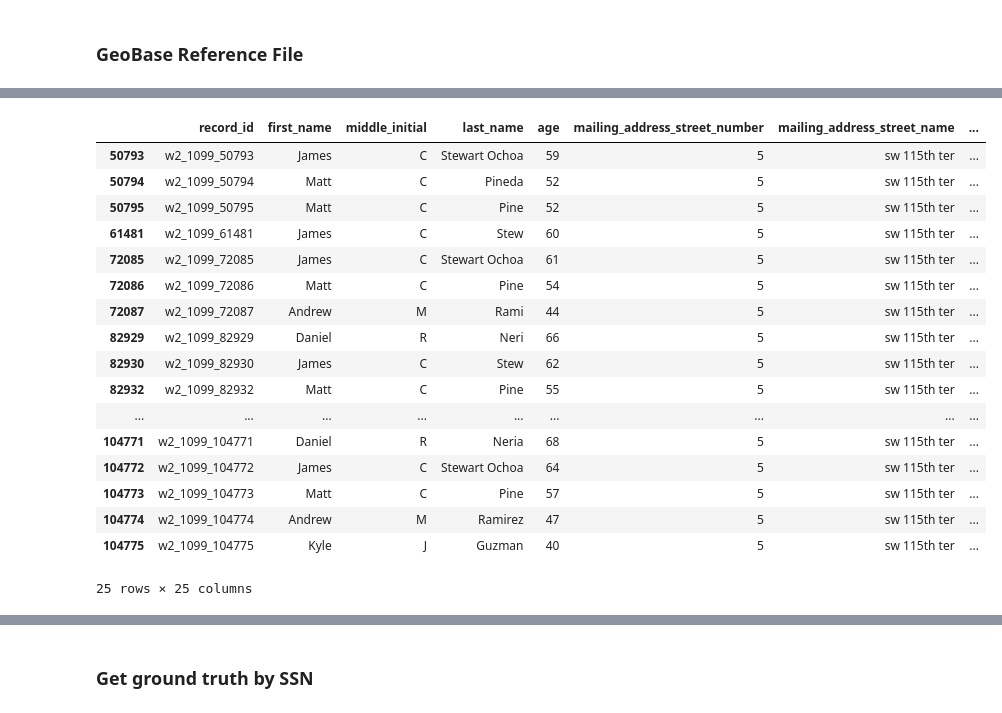
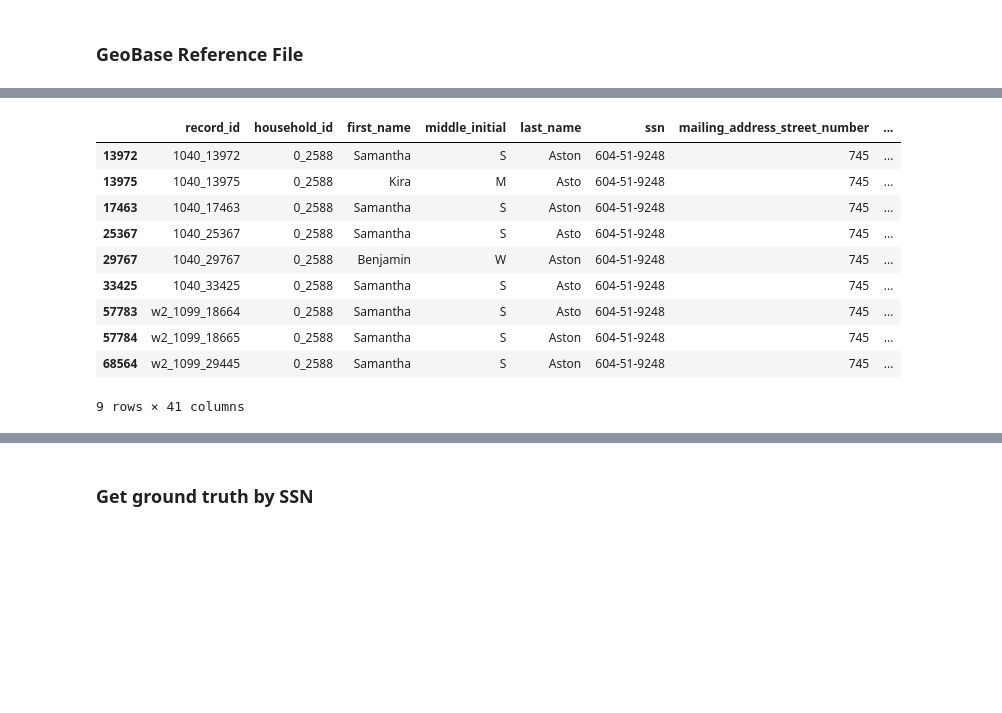
Before and after one commit to ihmeuw/person_linkage_case_study, a Jupyter notebook: linkage/pvs_like_case_study/generate_simulated_data/generate_simulated_data_small_sample.ipynb, the cells around one changed output, grey strips where cells are left out. Drawn from its saved outputs; the diff is of its cells as text; code cells hidden in the pictures; blank space fills up the shorter version.

```diff
--- a/linkage/pvs_like_case_study/generate_simulated_data/generate_simulated_data_small_sample.ipynb
+++ b/linkage/pvs_like_case_study/generate_simulated_data/generate_simulated_data_small_sample.ipynb
@@ -368,7 +343,7 @@ census_2030['age'] = age_fixed
 # %%
 source_record_ground_truth = pd.concat([
     ssa_numident_ground_truth,
-    w2_1099_ground_truth,
+    taxes_ground_truth,
     census_2030_ground_truth,
 ])
 source_record_ground_truth
@@ -482,7 +457,7 @@ Wagner and Layne, p. 9:
 >  All variants of name information for each SSN are retained in the Alternate Name
 Numident file...
 # %%
-alternate_name_numident = dedupe_preserving_source_records(ssa_numident, ['ssn', 'first_name', 'middle_initial', 'last_name'])
+alternate_name_numident = dedupe_preserving_source_records(ssa_numident, ['ssn', 'first_name', 'middle_name', 'last_name'])
 alternate_name_numident = add_unique_record_id(alternate_name_numident, 'alternate_name_numident')
 alternate_name_numident
 # %% [output]
@@ -698,7 +670,7 @@ We may decide to *only* use 1040s for this purpose.
 # Analogous to the process of getting alternate names and dates of birth
 # from SSA, we retain all versions of the name from taxes.
 name_for_itins = dedupe_preserving_source_records(
-    w2_1099[w2_1099.ssn.notnull() & w2_1099.ssn.str.startswith('9')],
+    taxes_1040[taxes_1040.ssn.notnull() & taxes_1040.ssn.str.startswith('9')],
     ['ssn', 'first_name', 'middle_initial', 'last_name'],
 )
 name_for_itins
@@ -802,7 +774,7 @@ I haven't been able to find out more about what kind of "subset" the geokey is.
 It is unclear to me why geokey is "interesting" since it is just derived from the
 address parts.
 # %%
-address_cols = list(w2_1099.filter(like='mailing_address').columns)
+address_cols = list(taxes.filter(like='mailing_address').columns)
 
 def standardize_address_part(column):
     return (
@@ -821,7 +793,7 @@ def standardize_address_part(column):
     )
 
 addresses_by_ssn = dedupe_preserving_source_records(
-    w2_1099.set_index(['ssn', 'source_record_ids'])
+    taxes.set_index(['ssn', 'source_record_ids'])
         [address_cols]
         .apply(standardize_address_part)
         .reset_index(),
@@ -1120,26 +1093,19 @@ source_record_ids                (w2_1099_104771, w2_1099_50793, w2_1099_93794,.
 Name: 0, dtype: object
 # %%
 # Individual tax filings causing those collisions
-w2_1099[w2_1099.record_id.isin(most_collisions.source_record_ids)]
+taxes[taxes.record_id.isin(most_collisions.source_record_ids)]
 # %% [output]
-|  | record_id | first_name | middle_initial | last_name | age | mailing_address_street_number | mailing_address_street_name | ... |
-| 50793 | w2_1099_50793 | James | C | Stewart Ochoa | 59 | 5 | sw 115th ter | ... |
-| 50794 | w2_1099_50794 | Matt | C | Pineda | 52 | 5 | sw 115th ter | ... |
-| 50795 | w2_1099_50795 | Matt | C | Pine | 52 | 5 | sw 115th ter | ... |
-| 61481 | w2_1099_61481 | James | C | Stew | 60 | 5 | sw 115th ter | ... |
-| 72085 | w2_1099_72085 | James | C | Stewart Ochoa | 61 | 5 | sw 115th ter | ... |
-| 72086 | w2_1099_72086 | Matt | C | Pine | 54 | 5 | sw 115th ter | ... |
-| 72087 | w2_1099_72087 | Andrew | M | Rami | 44 | 5 | sw 115th ter | ... |
-| 82929 | w2_1099_82929 | Daniel | R | Neri | 66 | 5 | sw 115th ter | ... |
-| 82930 | w2_1099_82930 | James | C | Stew | 62 | 5 | sw 115th ter | ... |
-| 82932 | w2_1099_82932 | Matt | C | Pine | 55 | 5 | sw 115th ter | ... |
-| ... | ... | ... | ... | ... | ... | ... | ... | ... |
-| 104771 | w2_1099_104771 | Daniel | R | Neria | 68 | 5 | sw 115th ter | ... |
-| 104772 | w2_1099_104772 | James | C | Stewart Ochoa | 64 | 5 | sw 115th ter | ... |
-| 104773 | w2_1099_104773 | Matt | C | Pine | 57 | 5 | sw 115th ter | ... |
-| 104774 | w2_1099_104774 | Andrew | M | Ramirez | 47 | 5 | sw 115th ter | ... |
-| 104775 | w2_1099_104775 | Kyle | J | Guzman | 40 | 5 | sw 115th ter | ... |
+|  | record_id | household_id | first_name | middle_initial | last_name | ssn | mailing_address_street_number | ... |
+| 13972 | 1040_13972 | 0_2588 | Samantha | S | Aston | 604-51-9248 | 745 | ... |
+| 13975 | 1040_13975 | 0_2588 | Kira | M | Asto | 604-51-9248 | 745 | ... |
+| 17463 | 1040_17463 | 0_2588 | Samantha | S | Aston | 604-51-9248 | 745 | ... |
+| 25367 | 1040_25367 | 0_2588 | Samantha | S | Asto | 604-51-9248 | 745 | ... |
+| 29767 | 1040_29767 | 0_2588 | Benjamin | W | Aston | 604-51-9248 | 745 | ... |
+| 33425 | 1040_33425 | 0_2588 | Samantha | S | Asto | 604-51-9248 | 745 | ... |
+| 57783 | w2_1099_18664 | 0_2588 | Samantha | S | Asto | 604-51-9248 | 745 | ... |
+| 57784 | w2_1099_18665 | 0_2588 | Samantha | S | Aston | 604-51-9248 | 745 | ... |
+| 68564 | w2_1099_29445 | 0_2588 | Samantha | S | Aston | 604-51-9248 | 745 | ... |
-25 rows × 25 columns
+9 rows × 41 columns
 # %%
 # Correct value: who actually has the SSN
 ssa_numident[ssa_numident.ssn == most_collisions.ssn]
```
Also changed, not shown: parts of 61 cells of this notebook, 3 other files.
